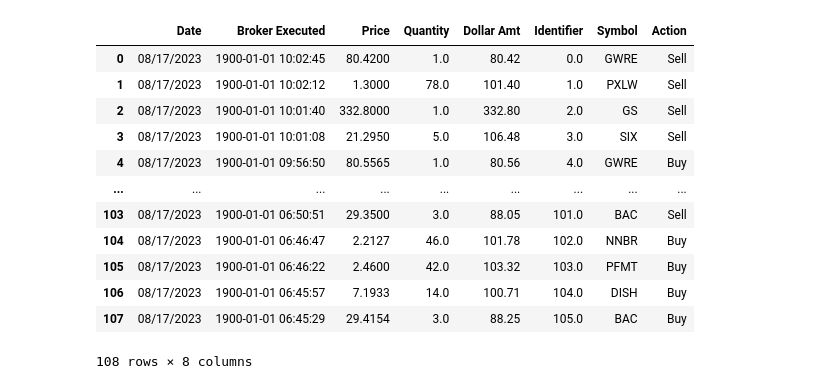
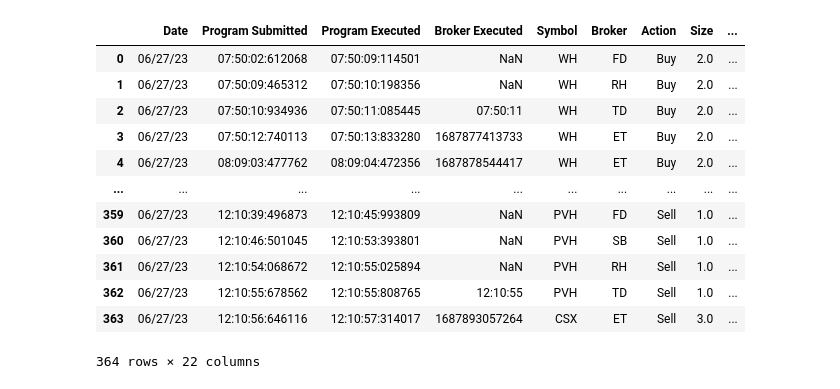
Before and after one commit to sanathnair09/uci_trading, a Jupyter notebook: utils/report/post_processing.ipynb, the cells around one changed output. Saved outputs shown, nothing was run; the diff lists cells and outputs as text; code cells hidden in the pictures.

```diff
--- a/utils/report/post_processing.ipynb
+++ b/utils/report/post_processing.ipynb
@@ -82,2 +20,4 @@ df["New Col"] = df[["Date", "Symbol", "BigTrade"]].apply(calculate_tradeID, axis
+# %%
+df2 = pd.read_csv(BASE_PATH / 'reports/original/report_06_27.csv')
 # %%
 df
@@ -489,16 +42,0 @@ df_sub.apply(parse_ibkr_prices, axis = 1)
-# %%
-pd.read_csv("../../data/fidelity_splits/fd_splits_08_17.csv")
-# %% [output]
-|  | Date | Broker Executed | Price | Quantity | Dollar Amt | Identifier | Symbol | Action |
-| 0 | 08/17/2023 | 1900-01-01 10:02:45 | 80.4200 | 1.0 | 80.42 | 0.0 | GWRE | Sell |
-| 1 | 08/17/2023 | 1900-01-01 10:02:12 | 1.3000 | 78.0 | 101.40 | 1.0 | PXLW | Sell |
-| 2 | 08/17/2023 | 1900-01-01 10:01:40 | 332.8000 | 1.0 | 332.80 | 2.0 | GS | Sell |
-| 3 | 08/17/2023 | 1900-01-01 10:01:08 | 21.2950 | 5.0 | 106.48 | 3.0 | SIX | Sell |
-| 4 | 08/17/2023 | 1900-01-01 09:56:50 | 80.5565 | 1.0 | 80.56 | 4.0 | GWRE | Buy |
-| ... | ... | ... | ... | ... | ... | ... | ... | ... |
-| 103 | 08/17/2023 | 1900-01-01 06:50:51 | 29.3500 | 3.0 | 88.05 | 101.0 | BAC | Sell |
-| 104 | 08/17/2023 | 1900-01-01 06:46:47 | 2.2127 | 46.0 | 101.78 | 102.0 | NNBR | Buy |
-| 105 | 08/17/2023 | 1900-01-01 06:46:22 | 2.4600 | 42.0 | 103.32 | 103.0 | PFMT | Buy |
-| 106 | 08/17/2023 | 1900-01-01 06:45:57 | 7.1933 | 14.0 | 100.71 | 104.0 | DISH | Buy |
-| 107 | 08/17/2023 | 1900-01-01 06:45:29 | 29.4154 | 3.0 | 88.25 | 105.0 | BAC | Buy |
-108 rows × 8 columns
@@ -506,0 +43,16 @@ import pandas as pd
+# %%
+df2
+# %% [output]
+|  | Date | Program Submitted | Program Executed | Broker Executed | Symbol | Broker | Action | Size | ... |
+| 0 | 06/27/23 | 07:50:02:612068 | 07:50:09:114501 | NaN | WH | FD | Buy | 2.0 | ... |
+| 1 | 06/27/23 | 07:50:09:465312 | 07:50:10:198356 | NaN | WH | RH | Buy | 2.0 | ... |
+| 2 | 06/27/23 | 07:50:10:934936 | 07:50:11:085445 | 07:50:11 | WH | TD | Buy | 2.0 | ... |
+| 3 | 06/27/23 | 07:50:12:740113 | 07:50:13:833280 | 1687877413733 | WH | ET | Buy | 2.0 | ... |
+| 4 | 06/27/23 | 08:09:03:477762 | 08:09:04:472356 | 1687878544417 | WH | ET | Buy | 2.0 | ... |
+| ... | ... | ... | ... | ... | ... | ... | ... | ... | ... |
+| 359 | 06/27/23 | 12:10:39:496873 | 12:10:45:993809 | NaN | PVH | FD | Sell | 1.0 | ... |
+| 360 | 06/27/23 | 12:10:46:501045 | 12:10:53:393801 | NaN | PVH | SB | Sell | 1.0 | ... |
+| 361 | 06/27/23 | 12:10:54:068672 | 12:10:55:025894 | NaN | PVH | RH | Sell | 1.0 | ... |
+| 362 | 06/27/23 | 12:10:55:678562 | 12:10:55:808765 | 12:10:55 | PVH | TD | Sell | 1.0 | ... |
+| 363 | 06/27/23 | 12:10:56:646116 | 12:10:57:314017 | 1687893057264 | CSX | ET | Sell | 3.0 | ... |
+364 rows × 22 columns
```
Also changed, not shown: parts of 105 cells of this notebook, 23 other files.
